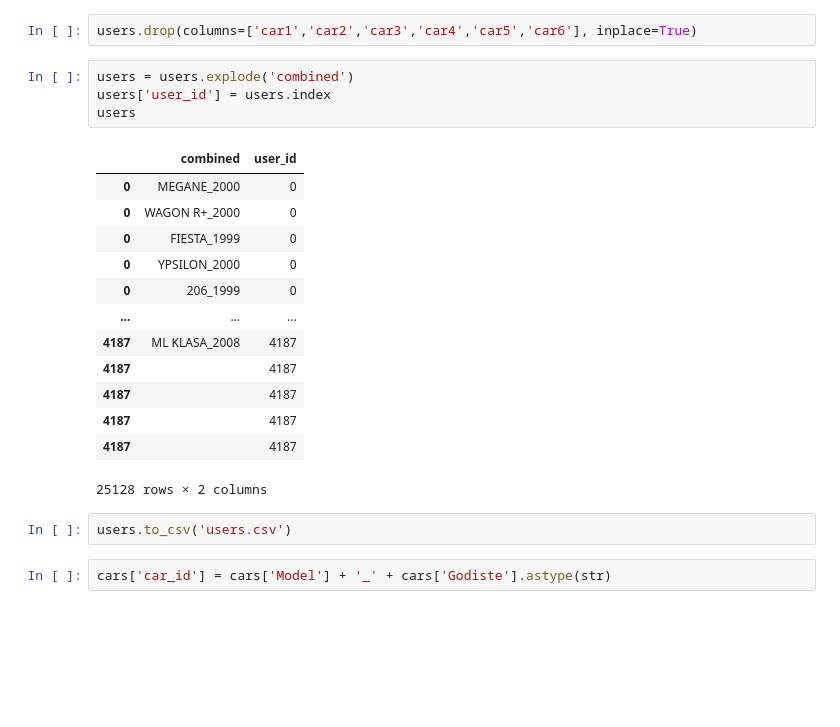
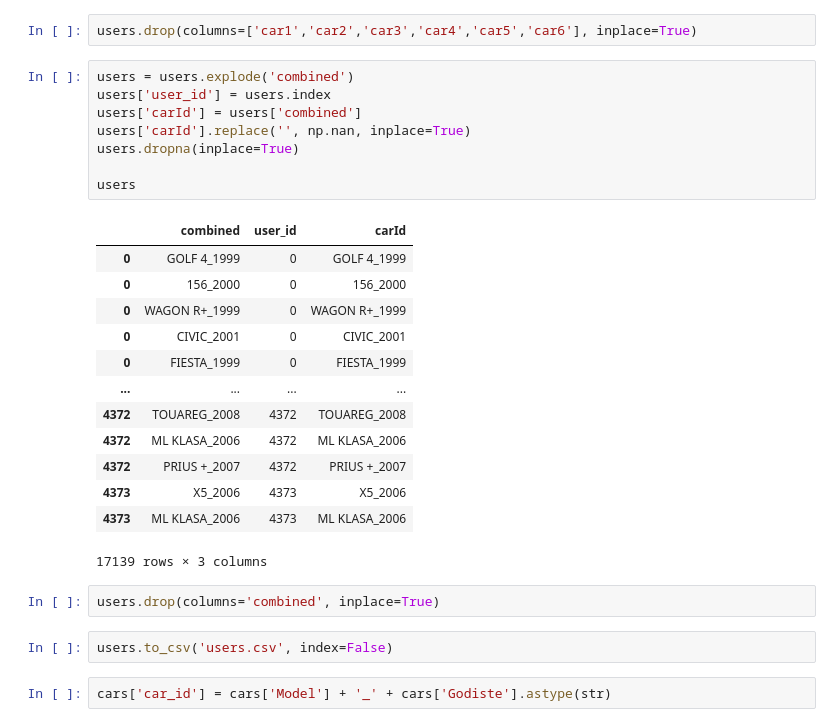
Before and after one commit to trsavi/UsedCars_RS, a Jupyter notebook: creatingUsers.ipynb, the cells around one changed output. Saved outputs shown, nothing was run; the diff lists cells and outputs as text; blank space fills up the shorter version.

```diff
--- a/creatingUsers.ipynb
+++ b/creatingUsers.ipynb
@@ -191,23 +226,29 @@ users.drop(columns=['car1','car2','car3','car4','car5','car6'], inplace=True)
 # %%
 users = users.explode('combined')
 users['user_id'] = users.index
+users['carId'] = users['combined']
+users['carId'].replace('', np.nan, inplace=True)
+users.dropna(inplace=True)
+
 users
 # %% [output]
-|  | combined | user_id |
-| 0 | MEGANE_2000 | 0 |
-| 0 | WAGON R+_2000 | 0 |
-| 0 | FIESTA_1999 | 0 |
-| 0 | YPSILON_2000 | 0 |
-| 0 | 206_1999 | 0 |
-| ... | ... | ... |
-| 4187 | ML KLASA_2008 | 4187 |
-| 4187 |  | 4187 |
-| 4187 |  | 4187 |
-| 4187 |  | 4187 |
-| 4187 |  | 4187 |
+|  | combined | user_id | carId |
+| 0 | GOLF 4_1999 | 0 | GOLF 4_1999 |
+| 0 | 156_2000 | 0 | 156_2000 |
+| 0 | WAGON R+_1999 | 0 | WAGON R+_1999 |
+| 0 | CIVIC_2001 | 0 | CIVIC_2001 |
+| 0 | FIESTA_1999 | 0 | FIESTA_1999 |
+| ... | ... | ... | ... |
+| 4372 | TOUAREG_2008 | 4372 | TOUAREG_2008 |
+| 4372 | ML KLASA_2006 | 4372 | ML KLASA_2006 |
+| 4372 | PRIUS +_2007 | 4372 | PRIUS +_2007 |
+| 4373 | X5_2006 | 4373 | X5_2006 |
+| 4373 | ML KLASA_2006 | 4373 | ML KLASA_2006 |
-25128 rows × 2 columns
+17139 rows × 3 columns
+# %%
+users.drop(columns='combined', inplace=True)
 # %%
-users.to_csv('users.csv')
+users.to_csv('users.csv', index=False)
 # %%
 cars['car_id'] = cars['Model'] + '_' + cars['Godiste'].astype(str)
 # %%
```
Also changed, not shown: parts of 8 cells of this notebook, 3 other files.
